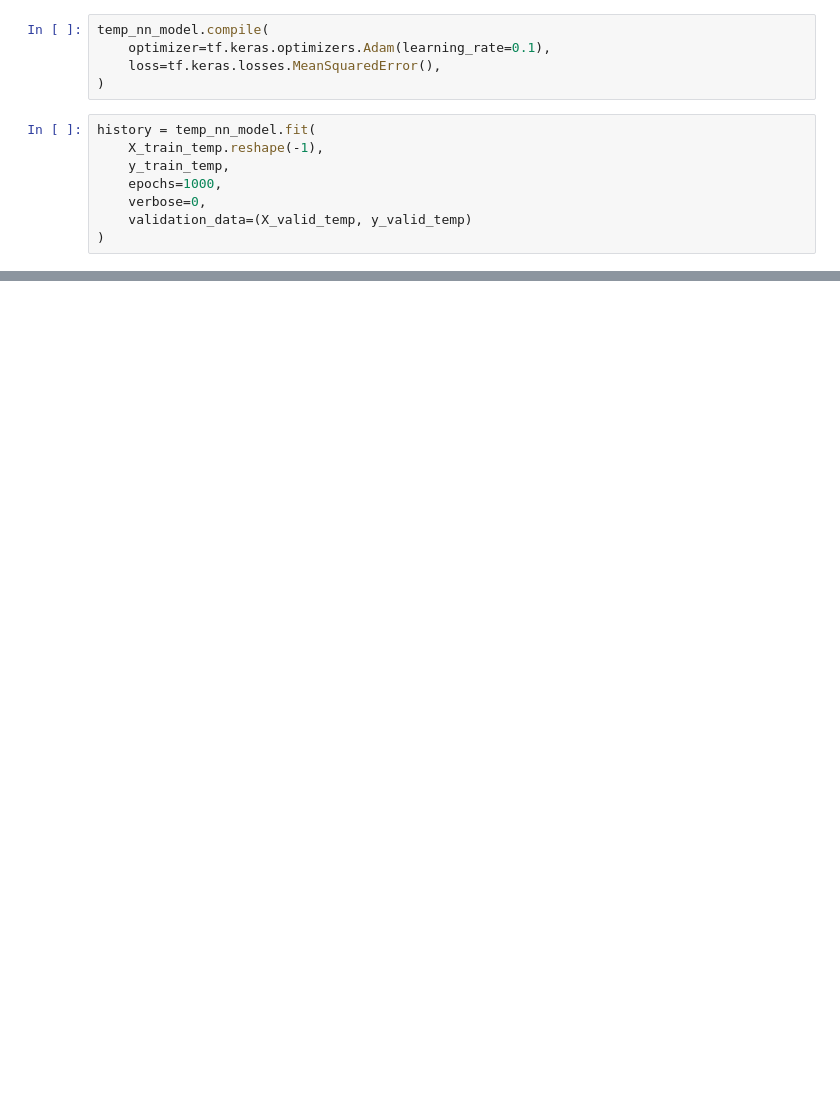
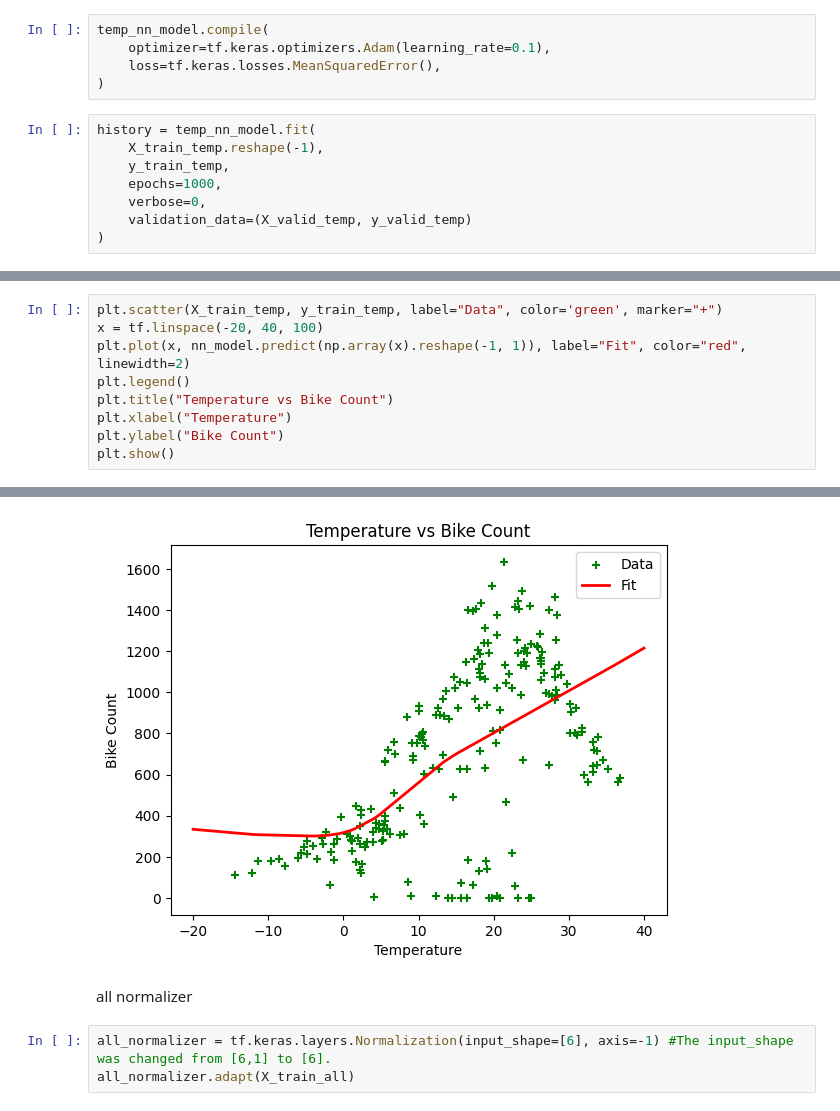
Before and after one commit to JarekMaleszyk/data-science-project-sandbox, a Jupyter notebook: Seoul_Bike_sharing_demand_data.ipynb, the cells around one changed output, grey strips where cells are left out. Drawn from its saved outputs; the diff is of its cells as text; blank space fills up the shorter version.

```diff
--- a/Seoul_Bike_sharing_demand_data.ipynb
+++ b/Seoul_Bike_sharing_demand_data.ipynb
@@ -261,0 +293,10 @@ plt.show()
+# %%
+plt.scatter(X_train_temp, y_train_temp, label="Data", color='green', marker="+")
+x = tf.linspace(-20, 40, 100)
+plt.plot(x, nn_model.predict(np.array(x).reshape(-1, 1)), label="Fit", color="red", linewidth=2)
+plt.legend()
+plt.title("Temperature vs Bike Count")
+plt.xlabel("Temperature")
+plt.ylabel("Bike Count")
+plt.show()
+# %% [output]
@@ -261,0 +304,6 @@ plt.show()
+[figure, added]
+# %% [markdown]
+all normalizer
+# %%
+all_normalizer = tf.keras.layers.Normalization(input_shape=[6], axis=-1) #The input_shape was changed from [6,1] to [6].
+all_normalizer.adapt(X_train_all)
```
Also changed, not shown: parts of 27 cells of this notebook.
